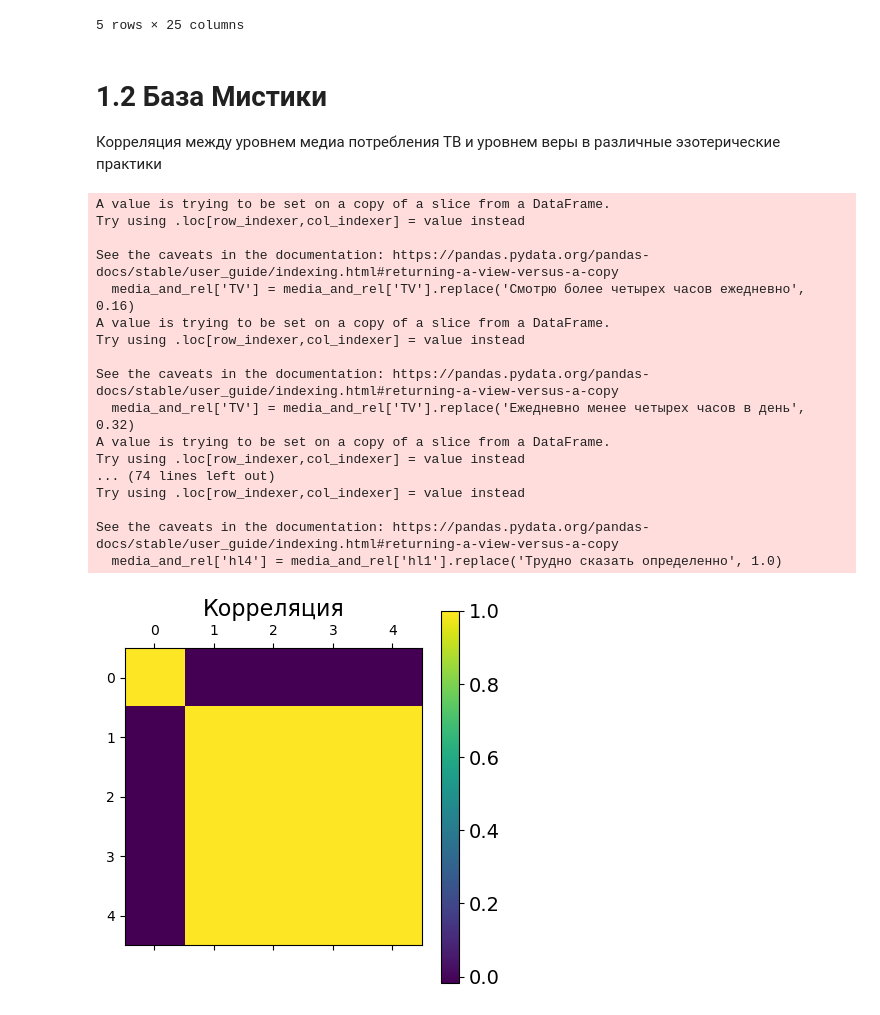
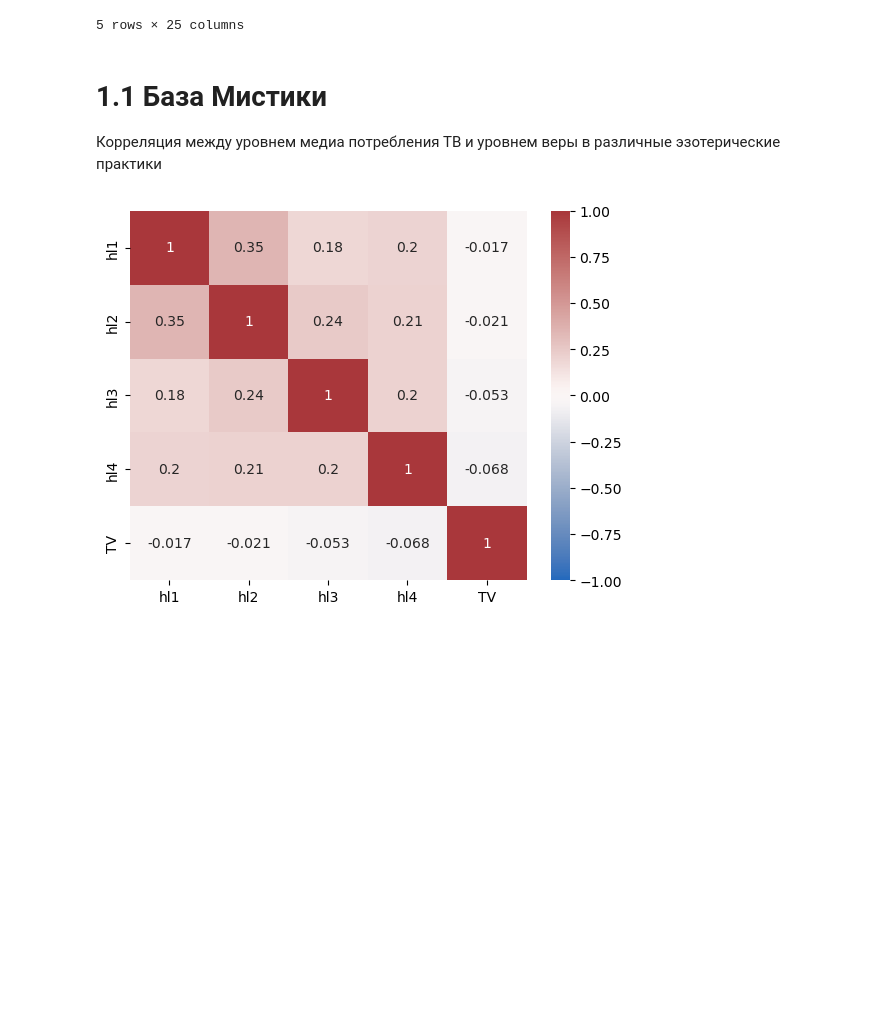
Before and after one commit to dacsson/religion_analysis, a Jupyter notebook: religion_analysis.ipynb, the cells around one changed output. Saved outputs shown, nothing was run; the diff lists cells and outputs as text; code cells hidden in the pictures; blank space fills up the shorter version.

```diff
--- a/religion_analysis.ipynb
+++ b/religion_analysis.ipynb
@@ -131,67 +119,47 @@ MYSTICS.head()
 | 4 | 04adc78e448ce164 | Мужской | 86.0 | Южный федеральный округ | Город с численностью от 50 тысяч ... | Не верю | Не верю | Не верю | Не верю | Смотрю более четырех часов ежедневно | ... | ... |
 5 rows × 25 columns
 # %% [markdown]
-# 1.2 База Мистики
+# 1.1 База Мистики
 
 Корреляция между уровнем медиа потребления ТВ и уровнем веры в различные эзотерические практики
 # %%
-media_and_rel = MYSTICS[['TV', 'hl1']]
+import warnings
+import seaborn as sns
+warnings.simplefilter(action='ignore', category=FutureWarning)
+media_and_rel = MYSTICS.iloc[:, 5:10]
 
 # def replace_values_in_column(series, column_name, src_val, replace_val):
 #     series[column_name] = series[column_name].replace(src_val, replace_val)
 
 # Заменим на числовые значения
 media_and_rel['TV'] = media_and_rel['TV'].replace('Смотрю более четырех часов ежедневно', 0.16)
 media_and_rel['TV'] = media_and_rel['TV'].replace('Ежедневно менее четырех часов в день', 0.32)
 media_and_rel['TV'] = media_and_rel['TV'].replace('Несколько раз в неделю', 0.48)
 media_and_rel['TV'] = media_and_rel['TV'].replace('Несколько раз в месяц', 0.64)
 media_and_rel['TV'] = media_and_rel['TV'].replace('Редко, но не менее одного раза в полгода', 0.8)
 media_and_rel['TV'] = media_and_rel['TV'].replace('Не смотрю', 1)
 
 media_and_rel['hl1'] = media_and_rel['hl1'].replace('Верю', 0.3)
 media_and_rel['hl1'] = media_and_rel['hl1'].replace('Не верю', 0.6)
 media_and_rel['hl1'] = media_and_rel['hl1'].replace('Трудно сказать определенно', 1.0)
 
-media_and_rel['hl2'] = media_and_rel['hl1'].replace('Верю', 0.3)
-media_and_rel['hl2'] = media_and_rel['hl1'].replace('Не верю', 0.6)
-media_and_rel['hl2'] = media_and_rel['hl1'].replace('Трудно сказать определенно', 1.0)
+media_and_rel['hl2'] = media_and_rel['hl2'].replace('Верю', 0.3)
+media_and_rel['hl2'] = media_and_rel['hl2'].replace('Не верю', 0.6)
+media_and_rel['hl2'] = media_and_rel['hl2'].replace('Трудно сказать определенно', 1.0)
 
-media_and_rel['hl3'] = media_and_rel['hl1'].replace('Верю', 0.3)
-media_and_rel['hl3'] = media_and_rel['hl1'].replace('Не верю', 0.6)
-media_and_rel['hl3'] = media_and_rel['hl1'].replace('Трудно сказать определенно', 1.0)
+media_and_rel['hl3'] = media_and_rel['hl3'].replace('Верю', 0.3)
+media_and_rel['hl3'] = media_and_rel['hl3'].replace('Не верю', 0.6)
+media_and_rel['hl3'] = media_and_rel['hl3'].replace('Трудно сказать определенно', 1.0)
 
-media_and_rel['hl4'] = media_and_rel['hl1'].replace('Верю', 0.3)
-media_and_rel['hl4'] = media_and_rel['hl1'].replace('Не верю', 0.6)
-media_and_rel['hl4'] = media_and_rel['hl1'].replace('Трудно сказать определенно', 1.0)
+media_and_rel['hl4'] = media_and_rel['hl4'].replace('Верю', 0.3)
+media_and_rel['hl4'] = media_and_rel['hl4'].replace('Не верю', 0.6)
+media_and_rel['hl4'] = media_and_rel['hl4'].replace('Трудно сказать определенно', 1.0)
 
-plt.matshow(media_and_rel.corr(), fignum=f.number)
-cb = plt.colorbar()
-cb.ax.tick_params(labelsize=14)
-plt.title('Корреляция', fontsize=16);
-
+matrix = media_and_rel.corr(
+    method = 'pearson',  # The method of correlation
+    min_periods = 1      # Min number of observations required
+)
+sns.heatmap(matrix, annot=True, vmax=1, vmin=-1, center=0, cmap='vlag')
 plt.show()
-
-# for index, row in ASTRO.iterrows():
-#     tv = row['TV']
-
-#     if(age >= 18 and age <= 24): gen_z.append(ASTRO.iloc[index])
-#     elif(age >= 45 and age <= 59):  gen_m.append(ASTRO.iloc[index])
 # %% [output]
-A value is trying to be set on a copy of a slice from a DataFrame.
-Try using .loc[row_indexer,col_indexer] = value instead
-
-See the caveats in the documentation: https://pandas.pydata.org/pandas-docs/stable/user_guide/indexing.html#returning-a-view-versus-a-copy
-  media_and_rel['TV'] = media_and_rel['TV'].replace('Смотрю более четырех часов ежедневно', 0.16)
-A value is trying to be set on a copy of a slice from a DataFrame.
-Try using .loc[row_indexer,col_indexer] = value instead
-
-See the caveats in the documentation: https://pandas.pydata.org/pandas-docs/stable/user_guide/indexing.html#returning-a-view-versus-a-copy
-  media_and_rel['TV'] = media_and_rel['TV'].replace('Ежедневно менее четырех часов в день', 0.32)
-A value is trying to be set on a copy of a slice from a DataFrame.
-Try using .loc[row_indexer,col_indexer] = value instead
-... (74 lines left out)
-Try using .loc[row_indexer,col_indexer] = value instead
-
-See the caveats in the documentation: https://pandas.pydata.org/pandas-docs/stable/user_guide/indexing.html#returning-a-view-versus-a-copy
-  media_and_rel['hl4'] = media_and_rel['hl1'].replace('Трудно сказать определенно', 1.0)
-[figure, old version]
+[figure, new version]
```
Also changed, not shown: parts of 20 cells of this notebook.
